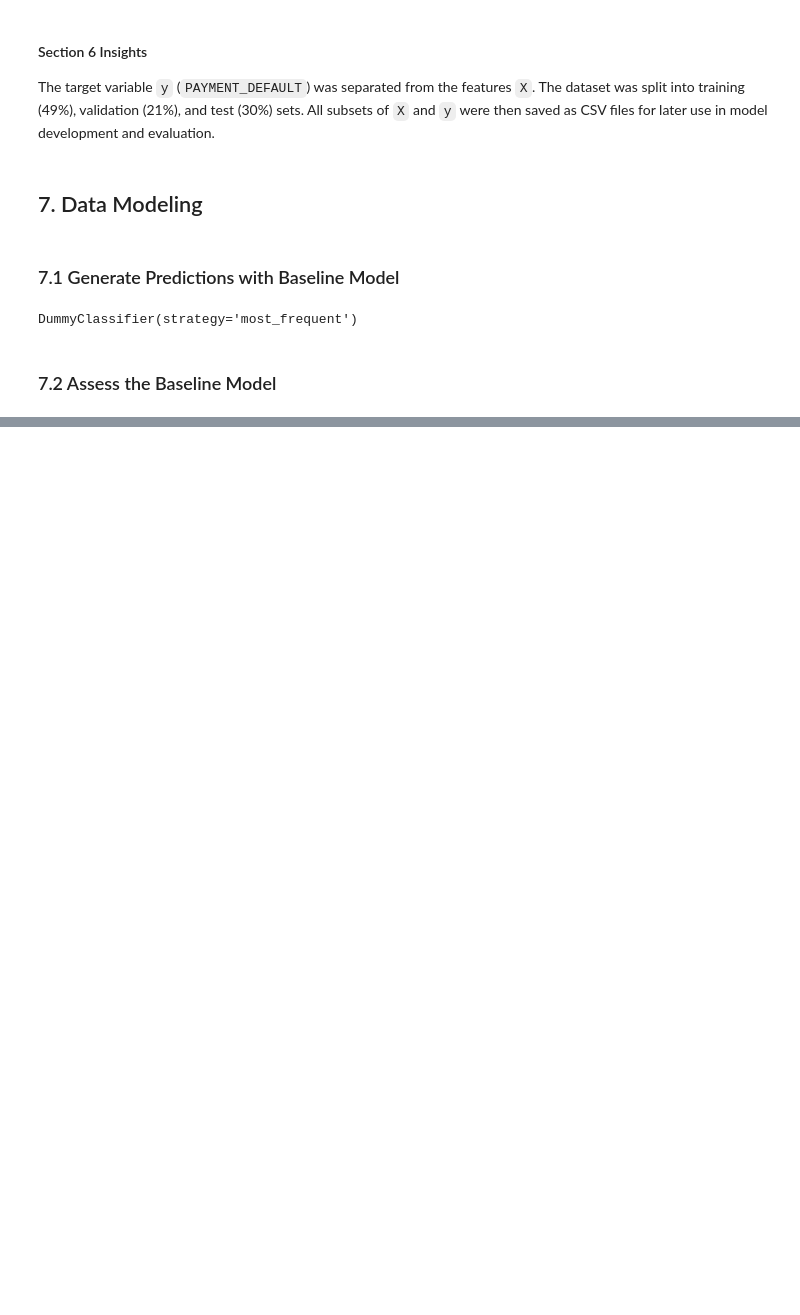
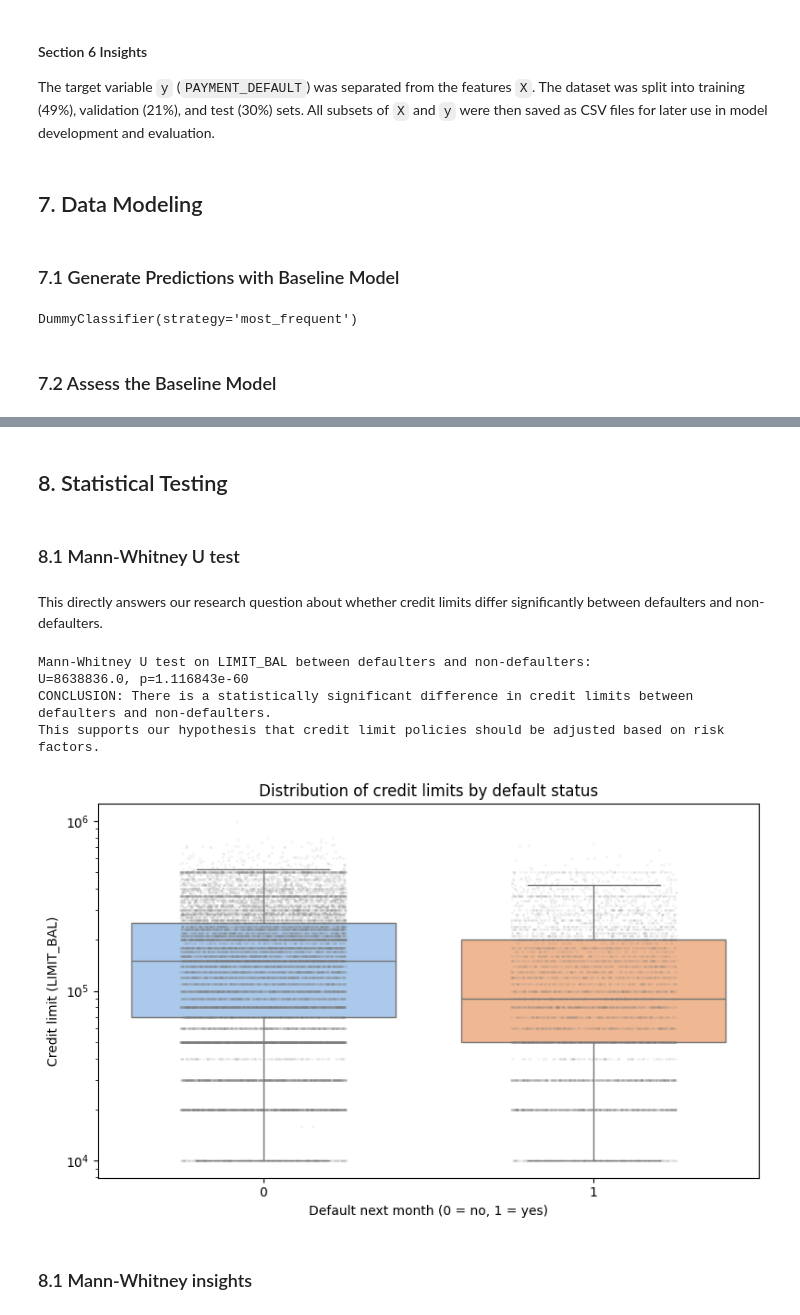
Before and after one commit to Nelkit/36103-AT2-data-analysis-project, a Jupyter notebook: 36103_AT2B_data_analysis_project.ipynb, the cells around one changed output, grey strips where cells are left out. Cells and saved outputs as stored; diff of their text form; code cells hidden in the pictures; blank space fills up the shorter version.

```diff
--- a/36103_AT2B_data_analysis_project.ipynb
+++ b/36103_AT2B_data_analysis_project.ipynb
@@ -1025,0 +1259,45 @@ The model achieved 81.2% accuracy on the training set with a recall of 82.4%, in
+# %% [markdown]
+## 8. Statistical Testing
+# %% [markdown]
+### 8.1 Mann-Whitney U test
+# %% [markdown]
+This directly answers our research question about whether credit limits
+differ significantly between defaulters and non-defaulters.
+# %%
+from scipy.stats import mannwhitneyu
+u, p = mannwhitneyu(X_test[y_test==0]['LIMIT_BAL'],
+                   X_test[y_test==1]['LIMIT_BAL'],
+                   alternative='two-sided')
+print(f"Mann-Whitney U test on LIMIT_BAL between defaulters and non-defaulters:")
+print(f"U={u}, p={p:.6e}")
+if p < 0.05:
+    print("CONCLUSION: There is a statistically significant difference in credit limits between defaulters and non-defaulters.")
+    print("This supports our hypothesis that credit limit policies should be adjusted based on risk factors.")
+else:
+    print("CONCLUSION: No significant difference found in credit limits between defaulters and non-defaulters.")
+# %% [output]
+Mann-Whitney U test on LIMIT_BAL between defaulters and non-defaulters:
+U=8638836.0, p=1.116843e-60
+CONCLUSION: There is a statistically significant difference in credit limits between defaulters and non-defaulters.
+This supports our hypothesis that credit limit policies should be adjusted based on risk factors.
+# %%
+plt.figure(figsize=(8, 5))
+sns.boxplot(data=original_df,
+            x='PAYMENT_DEFAULT', y='LIMIT_BAL',
+            palette='pastel',
+            showfliers=False)
+
+sns.stripplot(data=original_df,
+              x='PAYMENT_DEFAULT', y='LIMIT_BAL',
+              color='grey', alpha=0.1, jitter=0.25, size=2)
+
+plt.yscale('log')
+plt.xlabel('Default next month (0 = no, 1 = yes)')
+plt.ylabel('Credit limit (LIMIT_BAL)')
+plt.title('Distribution of credit limits by default status')
+plt.tight_layout()
+plt.show()
+# %% [output]
+[figure, added]
+# %% [markdown]
+### 8.1 Mann-Whitney insights
```
Also changed, not shown: parts of 80 cells of this notebook.
